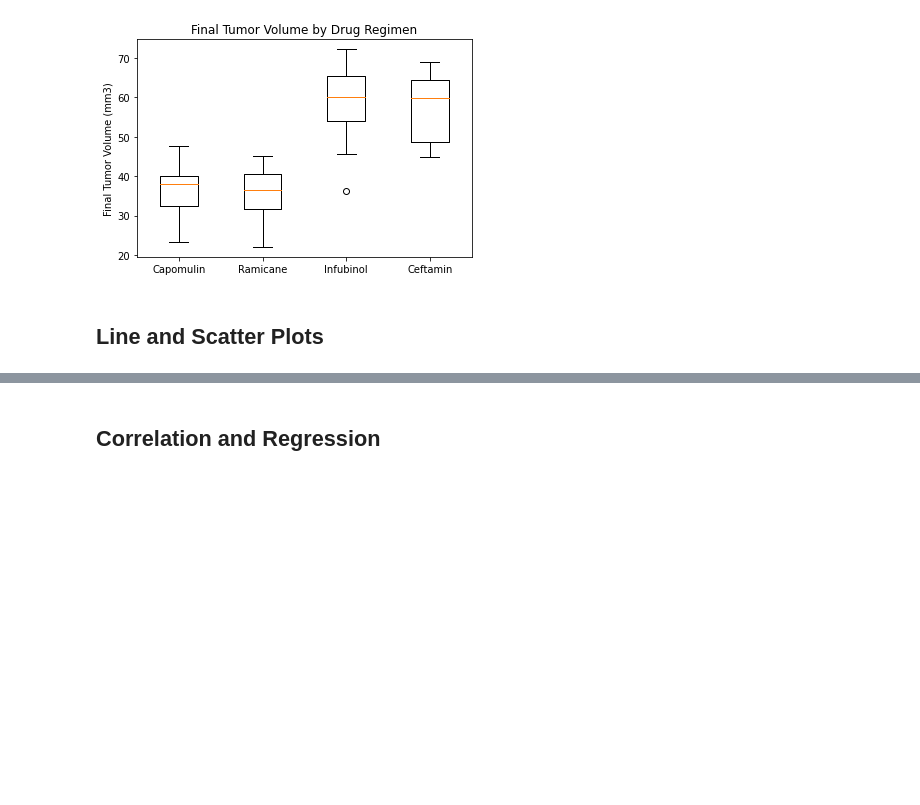
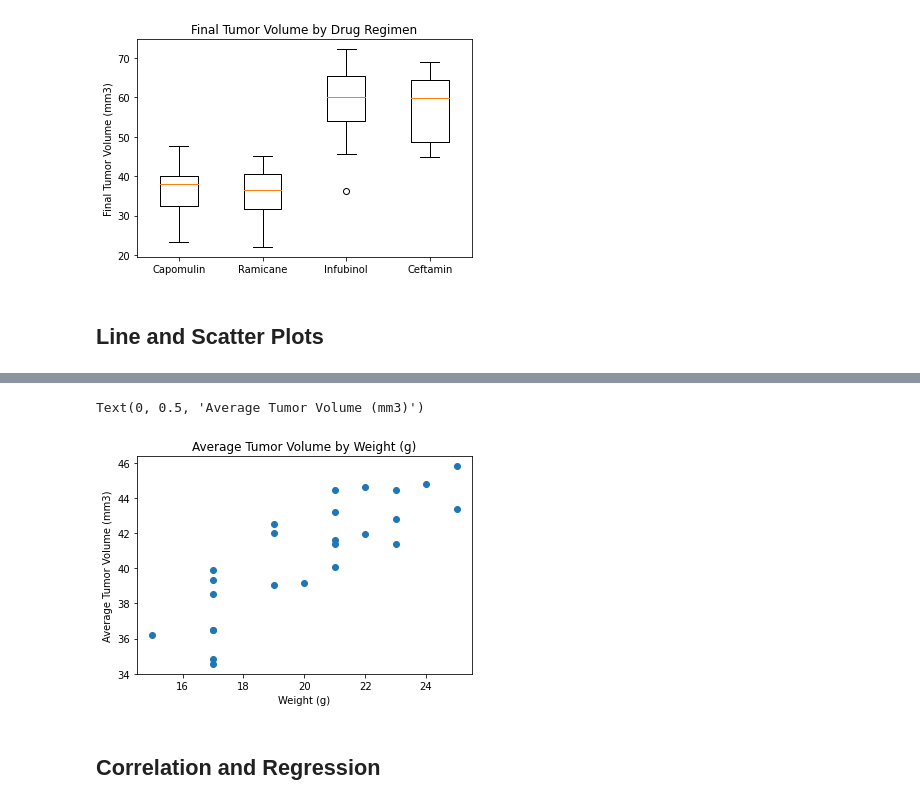
Before and after one commit to hauckc21/Matplotlib-challenge, a Jupyter notebook: Pymaceuticals/pymaceuticals.ipynb, the cells around one changed output, grey strips where cells are left out. Cells and saved outputs as stored; diff of their text form; code cells hidden in the pictures; blank space fills up the shorter version.

```diff
--- a/Pymaceuticals/pymaceuticals.ipynb
+++ b/Pymaceuticals/pymaceuticals.ipynb
@@ -207,5 +214,13 @@ plt.show()
 # %%
 # Generate a scatter plot of mouse weight versus average tumor volume for the Capomulin regimen
+capo_df_mean = capo_df.groupby(["Mouse ID"]).mean()
+plt.scatter(capo_df_mean["Weight (g)"],capo_df_mean["Tumor Volume (mm3)"])
+plt.title("Average Tumor Volume by Weight (g)")
+plt.xlabel("Weight (g)")
+plt.ylabel("Average Tumor Volume (mm3)")
+# %% [output]
+Text(0, 0.5, 'Average Tumor Volume (mm3)')
+[figure, added]
 # %% [markdown]
 ## Correlation and Regression
 # %%
```
Also changed, not shown: parts of 2 cells of this notebook.
